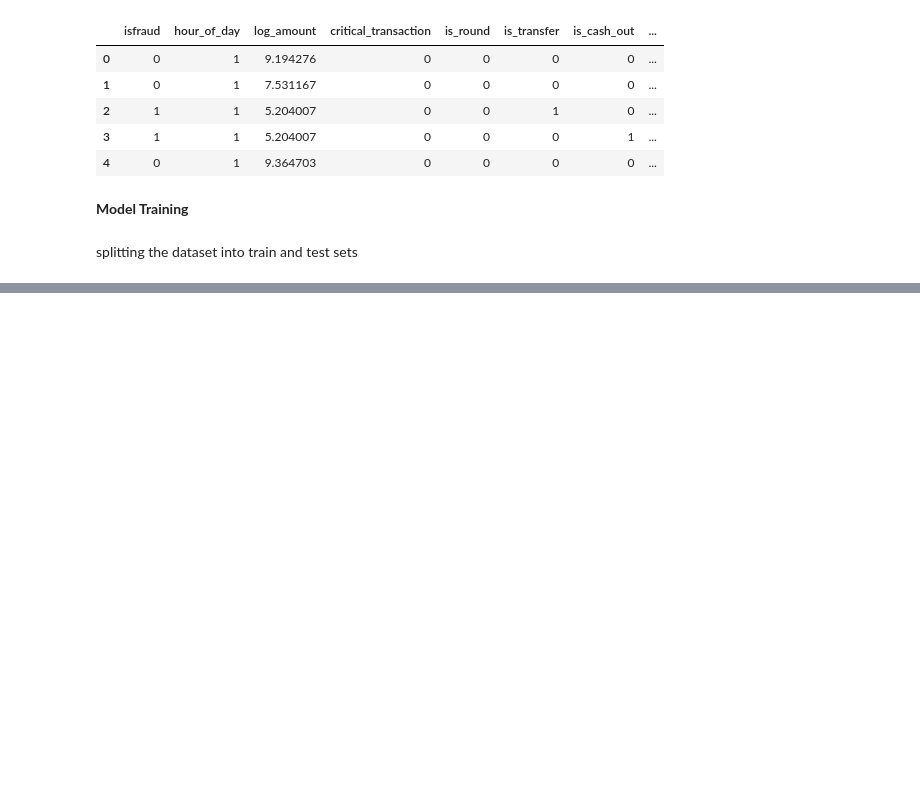
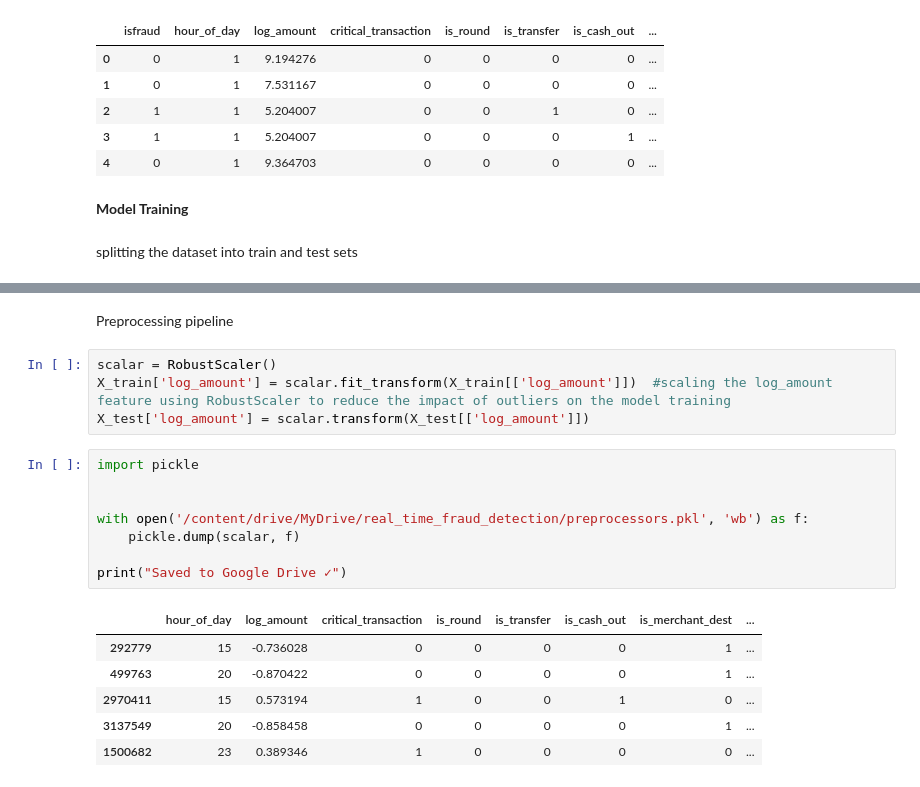
Before and after one commit to AsokTamang/real_time_fraud_detection, a Jupyter notebook: model_training.ipynb, the cells around one changed output, grey strips where cells are left out. Drawn from its saved outputs; the diff is of its cells as text; blank space fills up the shorter version.

Commit message:
preprocessor pipeline

```diff
--- a/model_training.ipynb
+++ b/model_training.ipynb
@@ -396,0 +399,21 @@ X_train.shape, X_test.shape, y_train.shape, y_test.shape
+# %% [markdown]
+Preprocessing pipeline
+# %%
+scalar = RobustScaler()
+X_train['log_amount'] = scalar.fit_transform(X_train[['log_amount']])  #scaling the log_amount feature using RobustScaler to reduce the impact of outliers on the model training
+X_test['log_amount'] = scalar.transform(X_test[['log_amount']])
+# %%
+import pickle
+
+
+with open('/content/drive/MyDrive/real_time_fraud_detection/preprocessors.pkl', 'wb') as f:
+    pickle.dump(scalar, f)
+
+print("Saved to Google Drive ✓")
+# %% [output]
+|  | hour_of_day | log_amount | critical_transaction | is_round | is_transfer | is_cash_out | is_merchant_dest | ... |
+| 292779 | 15 | -0.736028 | 0 | 0 | 0 | 0 | 1 | ... |
+| 499763 | 20 | -0.870422 | 0 | 0 | 0 | 0 | 1 | ... |
+| 2970411 | 15 | 0.573194 | 1 | 0 | 0 | 1 | 0 | ... |
+| 3137549 | 20 | -0.858458 | 0 | 0 | 0 | 0 | 1 | ... |
+| 1500682 | 23 | 0.389346 | 1 | 0 | 0 | 0 | 0 | ... |
```
Also changed, not shown: parts of 1 cell of this notebook.
